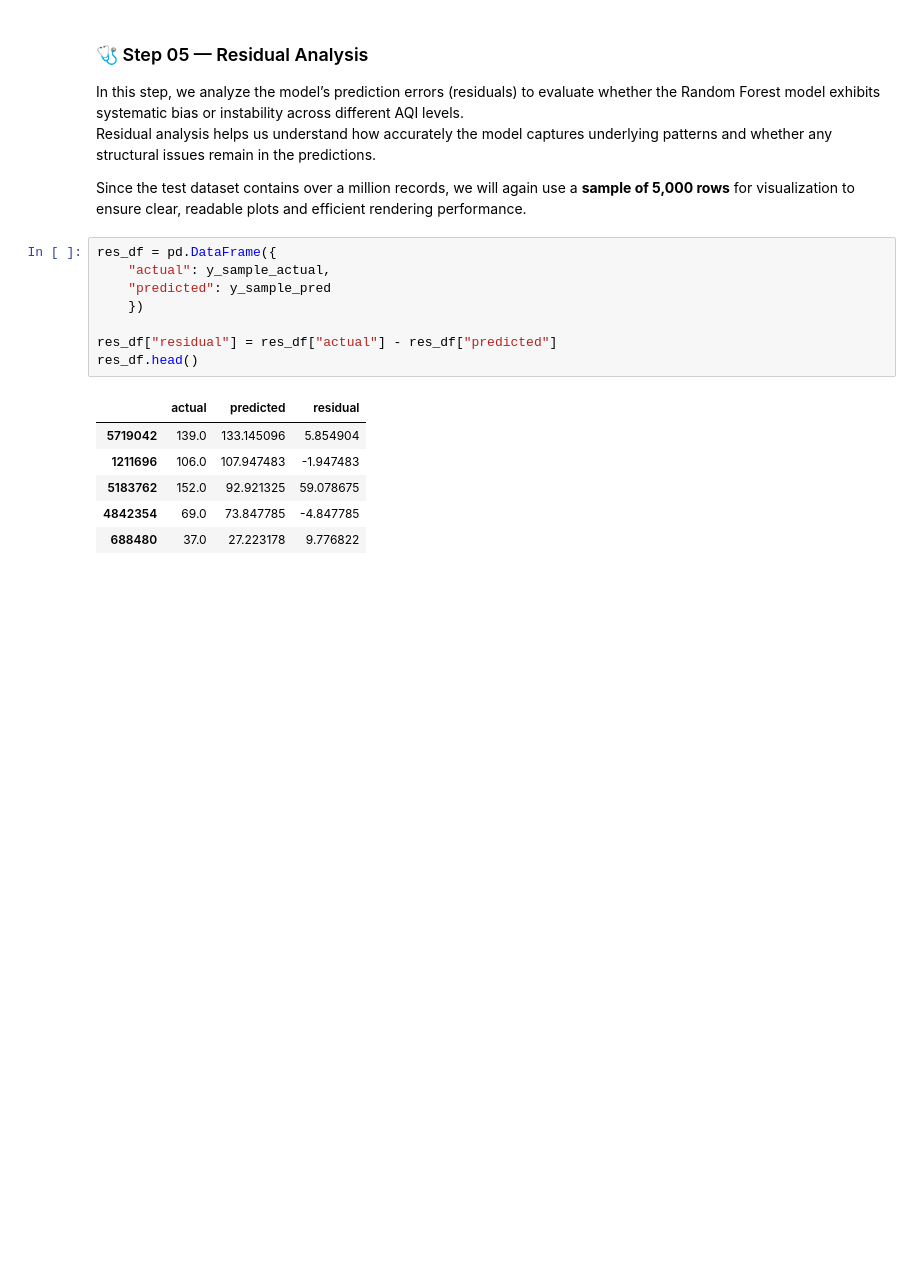
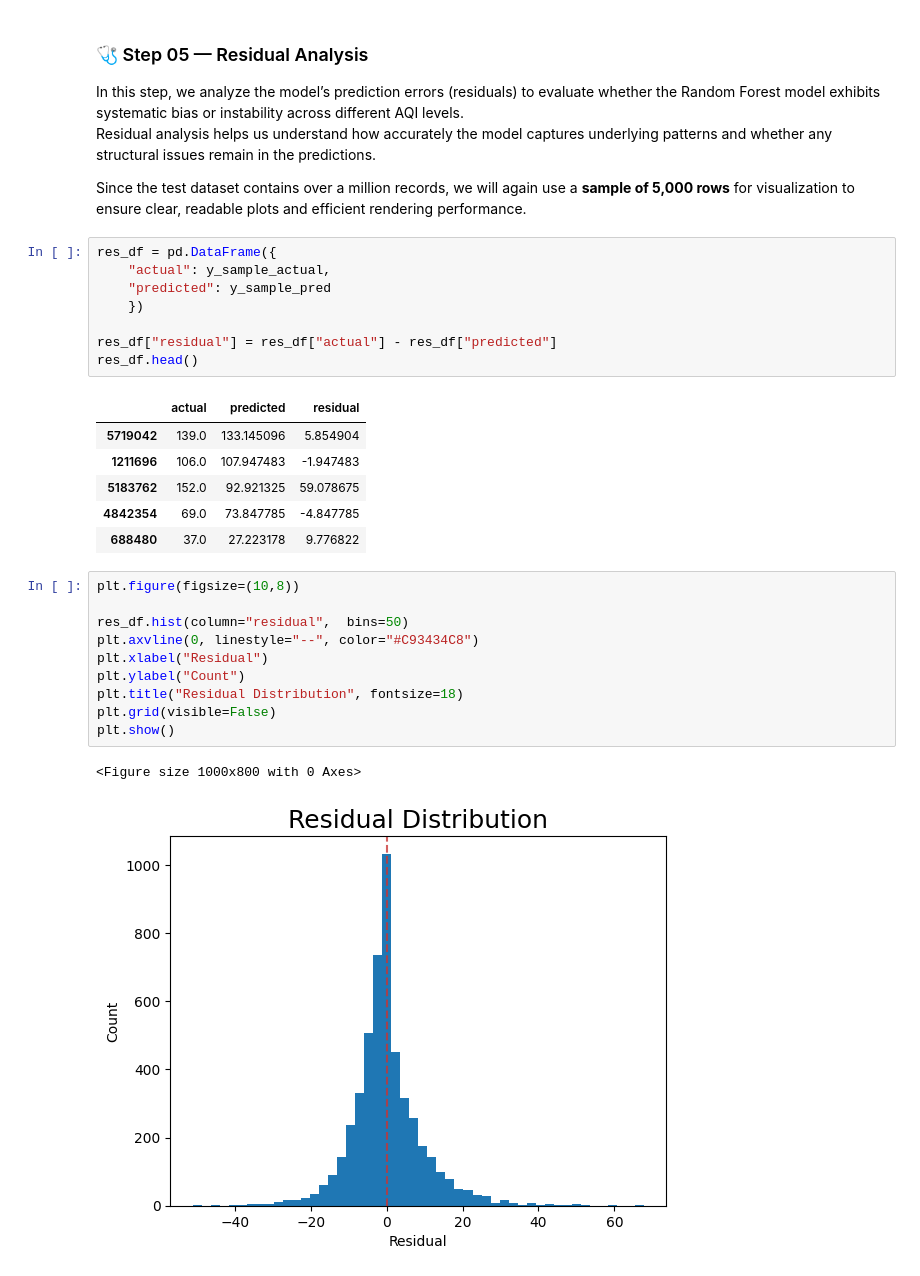
Before and after one commit to chgwyellow/air_pollution_analysis, a Jupyter notebook: notebook/07_model_prediction_evaluation.ipynb, the cells around one changed output. Saved outputs shown, nothing was run; the diff lists cells and outputs as text; blank space fills up the shorter version.

Commit message:
Finish residual analysis.

```diff
--- a/notebook/07_model_prediction_evaluation.ipynb
+++ b/notebook/07_model_prediction_evaluation.ipynb
@@ -177,3 +177,16 @@ res_df.head()
 | 5183762 | 152.0 | 92.921325 | 59.078675 |
 | 4842354 | 69.0 | 73.847785 | -4.847785 |
 | 688480 | 37.0 | 27.223178 | 9.776822 |
+# %%
+plt.figure(figsize=(10,8))
+
+res_df.hist(column="residual",  bins=50)
+plt.axvline(0, linestyle="--", color="#C93434C8")
+plt.xlabel("Residual")
+plt.ylabel("Count")
+plt.title("Residual Distribution", fontsize=18)
+plt.grid(visible=False)
+plt.show()
+# %% [output]
+<Figure size 1000x800 with 0 Axes>
+[figure, added]
```
Also changed, not shown: parts of 2 cells of this notebook.
